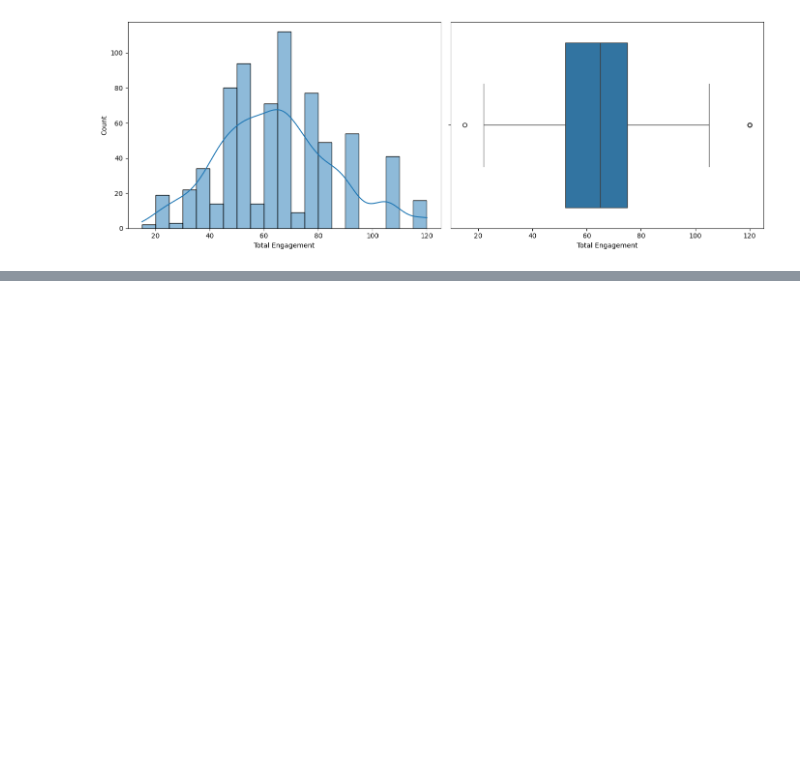
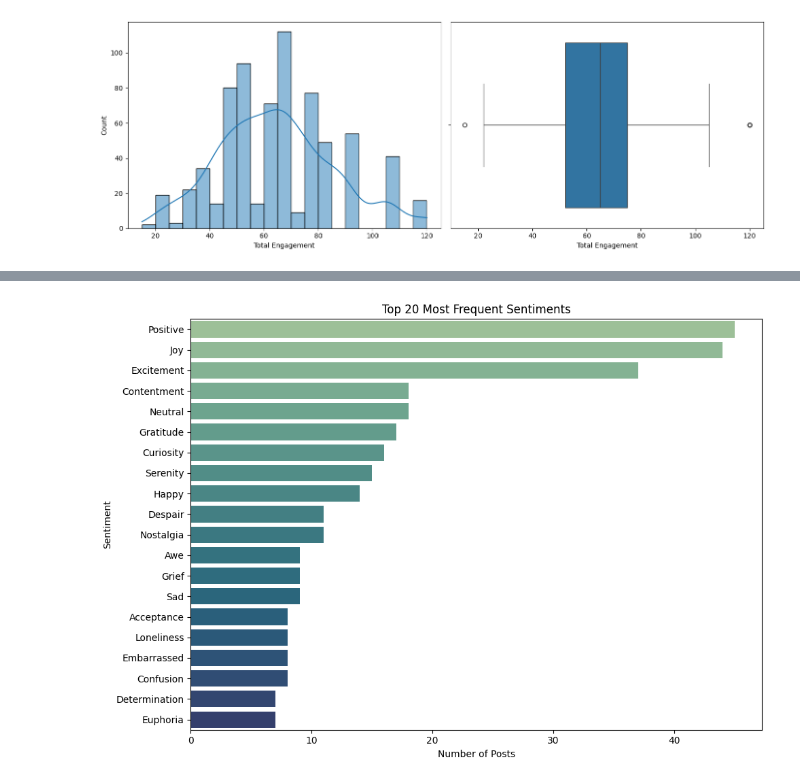
Before and after one commit to euiedavid/social-media-sentiments-analysis, a Jupyter notebook: notebook/social_media_sentiments_eda.ipynb, the cells around one changed output, grey strips where cells are left out. Cells and saved outputs as stored; diff of their text form; code cells hidden in the pictures; blank space fills up the shorter version.

Commit message:
notebook: performed sentiment distribution and across platforms analysis

```diff
--- a/notebook/social_media_sentiments_eda.ipynb
+++ b/notebook/social_media_sentiments_eda.ipynb
@@ -485,0 +576,21 @@ outliers
+# %%
+# Get top 20 sentiment categories
+top_sentiments = data['Sentiment'].value_counts().head(20)
+
+# Plot horizontal bar chart
+plt.figure(figsize=(10, 7))
+
+sns.barplot(
+    x=top_sentiments.values,
+    y=top_sentiments.index,
+    palette='crest'
+)
+
+plt.title('Top 20 Most Frequent Sentiments')
+plt.xlabel('Number of Posts')
+plt.ylabel('Sentiment')
+
+plt.tight_layout()
+plt.show()
+# %% [output]
+[figure, added]
```
Also changed, not shown: parts of 12 cells of this notebook.
